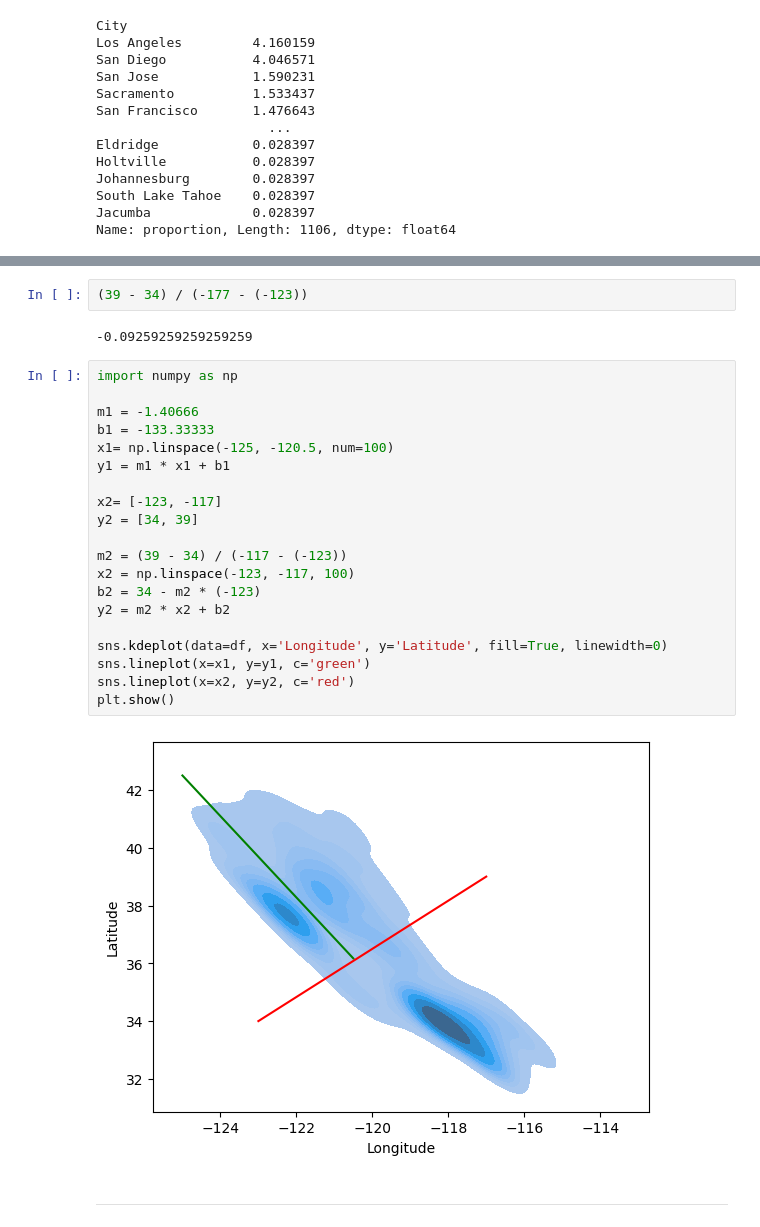
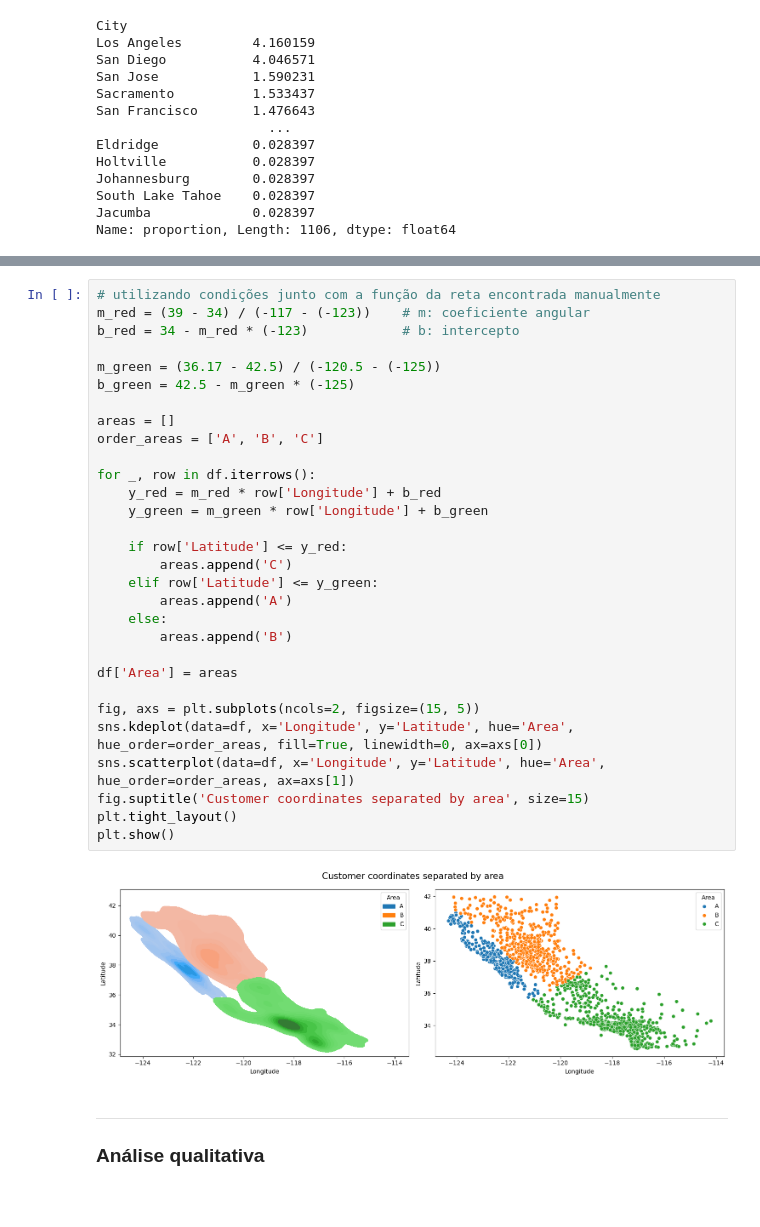
Before and after one commit to l-tiezerin/mentoria_dados, a Jupyter notebook: notebooks/02_city_analysis.ipynb, the cells around one changed output, grey strips where cells are left out. Saved outputs shown, nothing was run; the diff lists cells and outputs as text; blank space fills up the shorter version.

```diff
--- a/notebooks/02_city_analysis.ipynb
+++ b/notebooks/02_city_analysis.ipynb
@@ -120,29 +97,36 @@ y = mx + b
-# %%
-(39 - 34) / (-177 - (-123))
-# %% [output]
--0.09259259259259259
-# %%
-import numpy as np
-
-m1 = -1.40666
-b1 = -133.33333
-x1= np.linspace(-125, -120.5, num=100)
-y1 = m1 * x1 + b1
-
-x2= [-123, -117]
-y2 = [34, 39]
-
-m2 = (39 - 34) / (-117 - (-123))
-x2 = np.linspace(-123, -117, 100)
-b2 = 34 - m2 * (-123)
-y2 = m2 * x2 + b2
-
-sns.kdeplot(data=df, x='Longitude', y='Latitude', fill=True, linewidth=0)
-sns.lineplot(x=x1, y=y1, c='green')
-sns.lineplot(x=x2, y=y2, c='red')
-plt.show()
-# %% [output]
-[figure, removed]
+# %%
+# utilizando condições junto com a função da reta encontrada manualmente
+m_red = (39 - 34) / (-117 - (-123))    # m: coeficiente angular
+b_red = 34 - m_red * (-123)            # b: intercepto
+
+m_green = (36.17 - 42.5) / (-120.5 - (-125))
+b_green = 42.5 - m_green * (-125)
+
+areas = []
+order_areas = ['A', 'B', 'C']
+
+for _, row in df.iterrows():
+    y_red = m_red * row['Longitude'] + b_red
+    y_green = m_green * row['Longitude'] + b_green
+
+    if row['Latitude'] <= y_red:
+        areas.append('C')
+    elif row['Latitude'] <= y_green:
+        areas.append('A')
+    else:
+        areas.append('B')
+
+df['Area'] = areas
+
+fig, axs = plt.subplots(ncols=2, figsize=(15, 5))
+sns.kdeplot(data=df, x='Longitude', y='Latitude', hue='Area', hue_order=order_areas, fill=True, linewidth=0, ax=axs[0])
+sns.scatterplot(data=df, x='Longitude', y='Latitude', hue='Area', hue_order=order_areas, ax=axs[1])
+fig.suptitle('Customer coordinates separated by area', size=15)
+plt.tight_layout()
+plt.show()
+# %% [output]
+[figure, added]
 # %% [markdown]
 ---
+### Análise qualitativa
 # %% [markdown]
```
Also changed, not shown: parts of 24 cells of this notebook.
